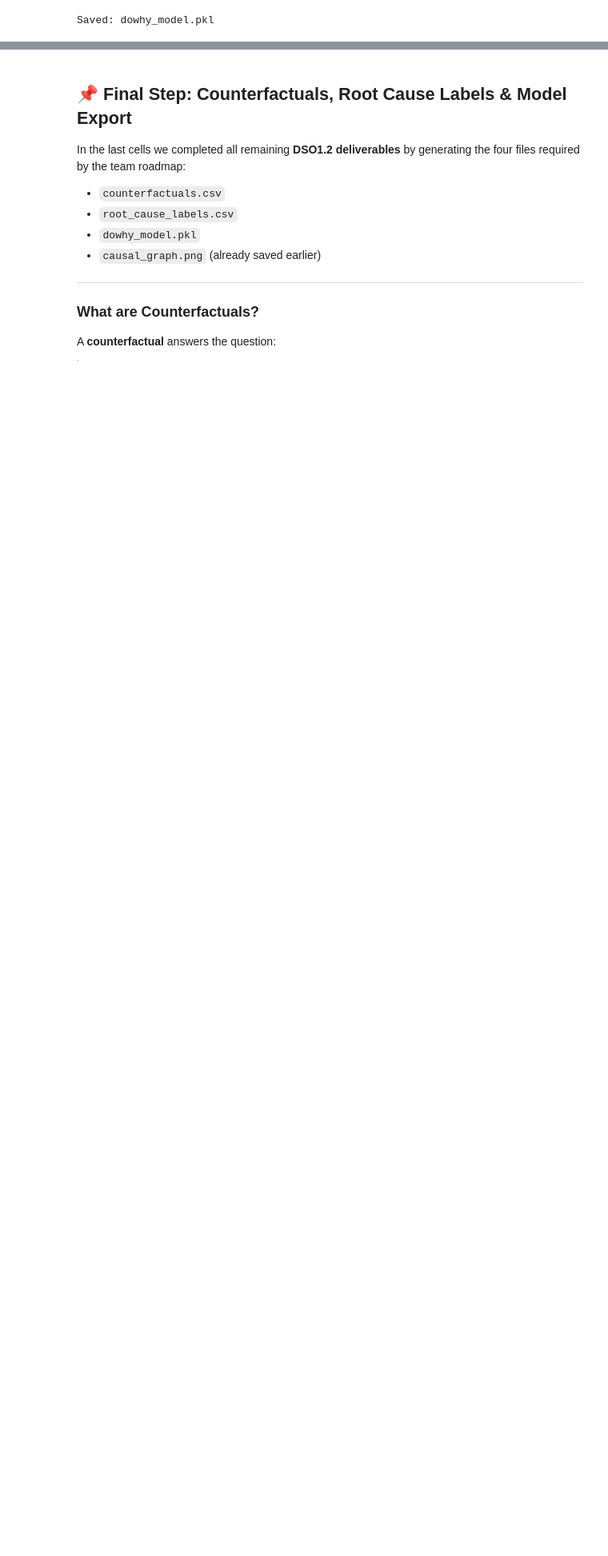
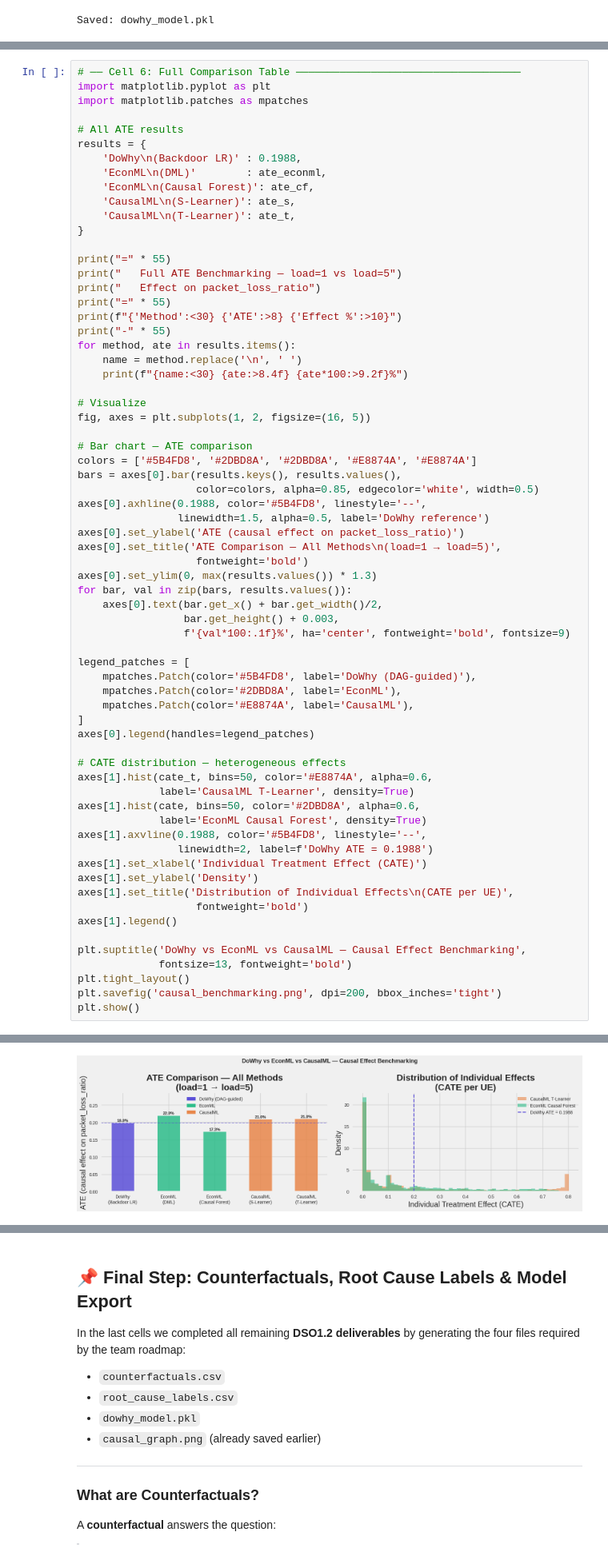
Before and after one commit to khairovic/QosBuddy-, a Jupyter notebook: CasualAI/casualAI.ipynb, the cells around one changed output, grey strips where cells are left out. Shown at 80% size. Drawn from its saved outputs; the diff is of its cells as text; blank space fills up the shorter version.

Commit message:
Added benchmarking

```diff
--- a/CasualAI/casualAI.ipynb
+++ b/CasualAI/casualAI.ipynb
@@ -953,0 +1476,68 @@ Saved: dowhy_model.pkl
+# %%
+# ── Cell 6: Full Comparison Table ────────────────────────────────────
+import matplotlib.pyplot as plt
+import matplotlib.patches as mpatches
+
+# All ATE results
+results = {
+    'DoWhy\n(Backdoor LR)' : 0.1988,
+    'EconML\n(DML)'        : ate_econml,
+    'EconML\n(Causal Forest)': ate_cf,
+    'CausalML\n(S-Learner)': ate_s,
+    'CausalML\n(T-Learner)': ate_t,
+}
+
+print("=" * 55)
+print("   Full ATE Benchmarking — load=1 vs load=5")
+print("   Effect on packet_loss_ratio")
+print("=" * 55)
+print(f"{'Method':<30} {'ATE':>8} {'Effect %':>10}")
+print("-" * 55)
+for method, ate in results.items():
+    name = method.replace('\n', ' ')
+    print(f"{name:<30} {ate:>8.4f} {ate*100:>9.2f}%")
+
+# Visualize
+fig, axes = plt.subplots(1, 2, figsize=(16, 5))
+
+# Bar chart — ATE comparison
+colors = ['#5B4FD8', '#2DBD8A', '#2DBD8A', '#E8874A', '#E8874A']
+bars = axes[0].bar(results.keys(), results.values(),
+                   color=colors, alpha=0.85, edgecolor='white', width=0.5)
+axes[0].axhline(0.1988, color='#5B4FD8', linestyle='--',
+                linewidth=1.5, alpha=0.5, label='DoWhy reference')
+axes[0].set_ylabel('ATE (causal effect on packet_loss_ratio)')
+axes[0].set_title('ATE Comparison — All Methods\n(load=1 → load=5)',
+                   fontweight='bold')
+axes[0].set_ylim(0, max(results.values()) * 1.3)
+for bar, val in zip(bars, results.values()):
+    axes[0].text(bar.get_x() + bar.get_width()/2,
+                 bar.get_height() + 0.003,
+                 f'{val*100:.1f}%', ha='center', fontweight='bold', fontsize=9)
+
+legend_patches = [
+    mpatches.Patch(color='#5B4FD8', label='DoWhy (DAG-guided)'),
+    mpatches.Patch(color='#2DBD8A', label='EconML'),
+    mpatches.Patch(color='#E8874A', label='CausalML'),
+]
+axes[0].legend(handles=legend_patches)
+
+# CATE distribution — heterogeneous effects
+axes[1].hist(cate_t, bins=50, color='#E8874A', alpha=0.6,
+             label='CausalML T-Learner', density=True)
+axes[1].hist(cate, bins=50, color='#2DBD8A', alpha=0.6,
+             label='EconML Causal Forest', density=True)
+axes[1].axvline(0.1988, color='#5B4FD8', linestyle='--',
+                linewidth=2, label=f'DoWhy ATE = 0.1988')
+axes[1].set_xlabel('Individual Treatment Effect (CATE)')
+axes[1].set_ylabel('Density')
+axes[1].set_title('Distribution of Individual Effects\n(CATE per UE)',
+                   fontweight='bold')
+axes[1].legend()
+
+plt.suptitle('DoWhy vs EconML vs CausalML — Causal Effect Benchmarking',
+             fontsize=13, fontweight='bold')
+plt.tight_layout()
+plt.savefig('causal_benchmarking.png', dpi=200, bbox_inches='tight')
+plt.show()
+# %% [output]
@@ -953,0 +1555 @@ Saved: dowhy_model.pkl
+[figure, added]
```
Also changed, not shown: parts of 20 cells of this notebook.
